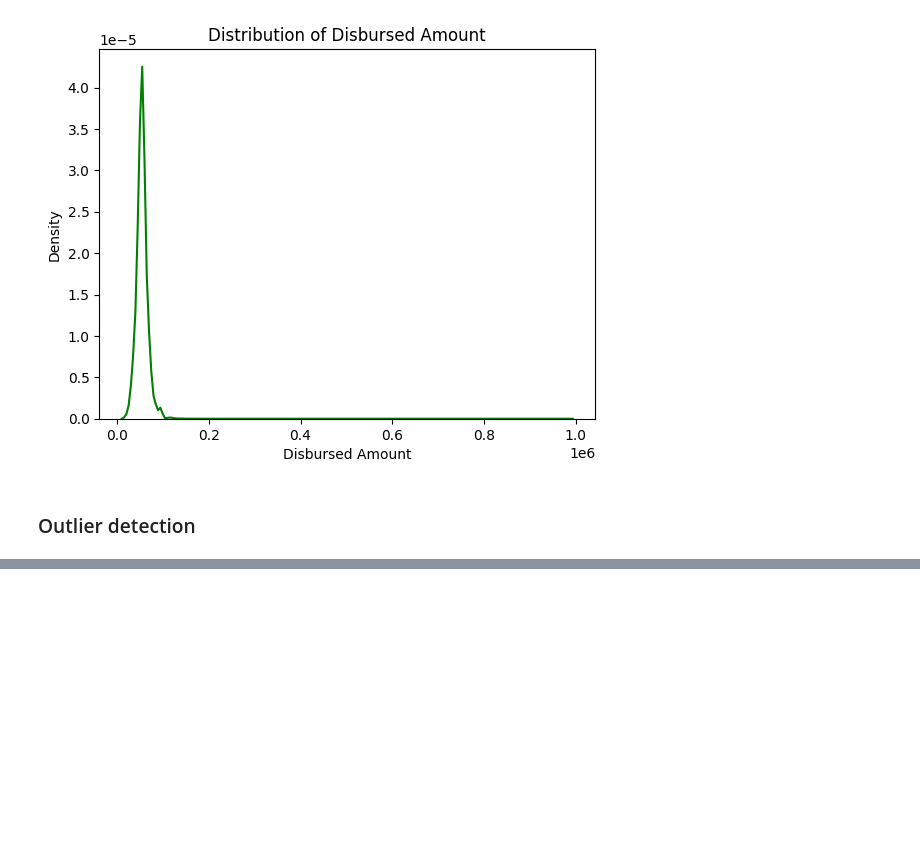
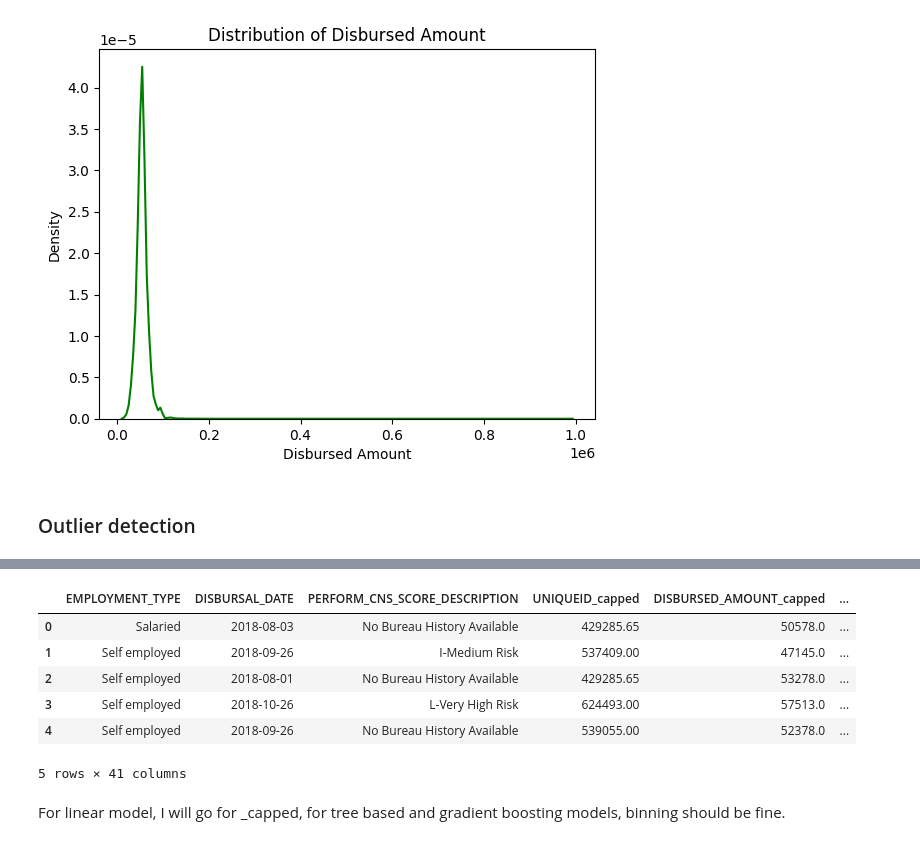
Before and after one commit to kirti-s11/FraudDetection_Training_Project, a Jupyter notebook: experiment.ipynb, the cells around one changed output, grey strips where cells are left out. Drawn from its saved outputs; the diff is of its cells as text; code cells hidden in the pictures; blank space fills up the shorter version.

```diff
--- a/experiment.ipynb
+++ b/experiment.ipynb
@@ -334,0 +317,15 @@ tensor([[0.3006, 0.3322, 0.3672],
+# %%
+import numpy as np
+
+def counting_outlier(column):
+    count = 0
+    mean, std = np.mean(column).astype(float), np.std(column).astype(float)
+    upper_limit = mean + 3 * std
+    lower_limit = mean - 3 * std
+
+    for i in range(len(column)):
+        if column[i] > upper_limit or column[i] < lower_limit:
+            count += 1
+    return count
+
+counting_outlier(train['DISBURSED_AMOUNT'])
@@ -334,0 +433,6 @@ tensor([[0.3006, 0.3322, 0.3672],
+# %%
+outlier_count = {}
+
+for col in train.columns:
+    if train[col].dtype == 'int64' or train[col].dtype == 'float64':
+        outlier_count[col] = counting_outlier(train[col])
@@ -334,0 +459,21 @@ tensor([[0.3006, 0.3322, 0.3672],
+# %%
+_train = train.copy()
+for col in train.columns:
+    if train[col].dtype == 'int64' or train[col].dtype == 'float64':
+        _capped_col = col + '_capped'
+        lower_limit = _train[col].quantile(0.05)
+        upper_limit = _train[col].quantile(0.95)
+        _train[_capped_col] = _train[col].clip(lower=lower_limit, upper=upper_limit)
+
+        _train.drop(col, axis=1, inplace=True)
+_train.head()
+# %% [output]
+|  | EMPLOYMENT_TYPE | DISBURSAL_DATE | PERFORM_CNS_SCORE_DESCRIPTION | UNIQUEID_capped | DISBURSED_AMOUNT_capped | ... |
+| 0 | Salaried | 2018-08-03 | No Bureau History Available | 429285.65 | 50578.0 | ... |
+| 1 | Self employed | 2018-09-26 | I-Medium Risk | 537409.00 | 47145.0 | ... |
+| 2 | Self employed | 2018-08-01 | No Bureau History Available | 429285.65 | 53278.0 | ... |
+| 3 | Self employed | 2018-10-26 | L-Very High Risk | 624493.00 | 57513.0 | ... |
+| 4 | Self employed | 2018-09-26 | No Bureau History Available | 539055.00 | 52378.0 | ... |
+5 rows × 41 columns
+# %% [markdown]
+For linear model, I will go for _capped, for tree based and gradient boosting models, binning should be fine.
```
Also changed, not shown: parts of 23 cells of this notebook, 1 other file.
